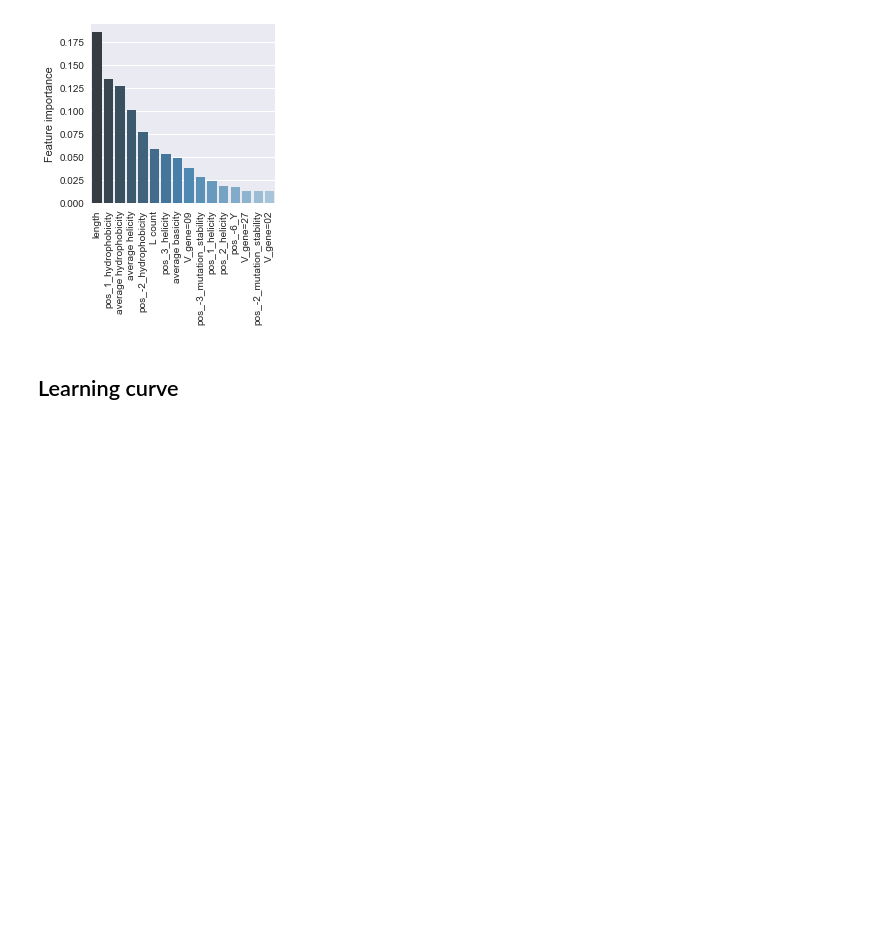
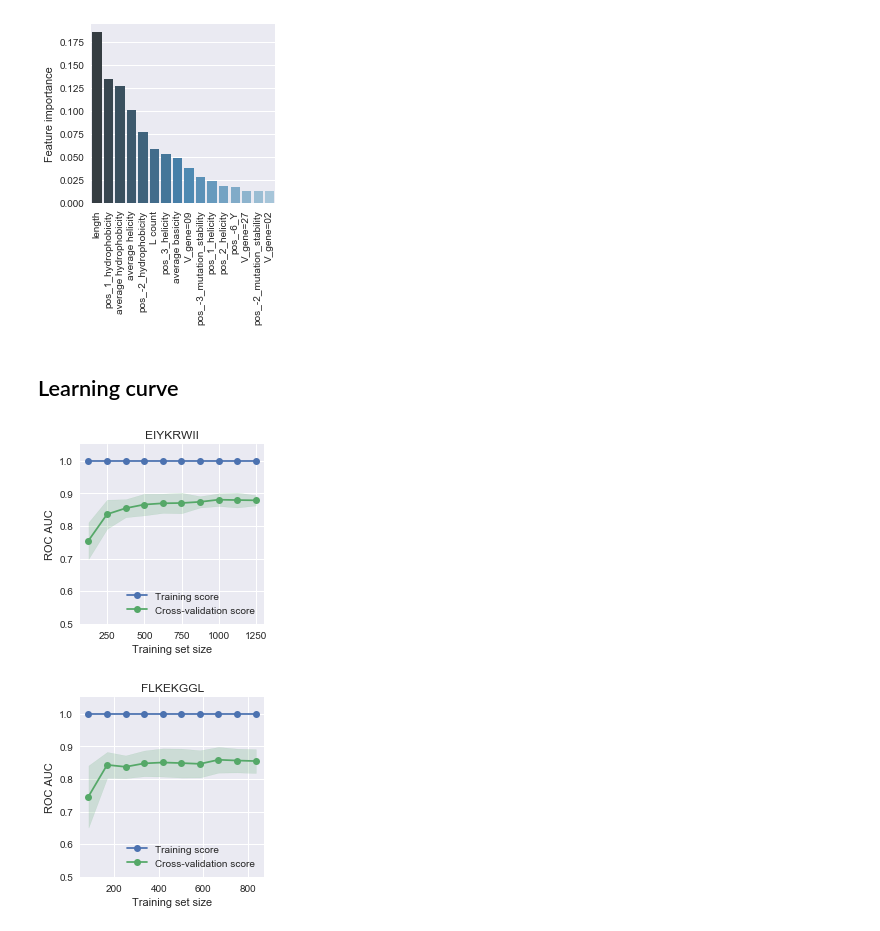
Before and after one commit to bittremieux/TCR-Classifier, a Jupyter notebook: tcr_classifier_v2.ipynb, the cells around one changed output. Saved outputs shown, nothing was run; the diff lists cells and outputs as text; code cells hidden in the pictures; blank space fills up the shorter version.

Commit message:
Fix learning curve

```diff
--- a/tcr_classifier_v2.ipynb
+++ b/tcr_classifier_v2.ipynb
@@ -605,25 +574,52 @@ for peptide, predictions, predictions_proba, feature_importances in peptide_pred
+# %%
+learning_curve_stats = []
+for peptide in classes:
+    if peptide == 'Control':
+        continue
+
+    # use 10 times as many negative samples as positive samples in 5 iterations
+    index_generator = create_indices(y,
+                                     peptide_encoder.transform([peptide])[0],
+                                     peptide_encoder.transform(['Control'])[0],
+                                     5, 0.2, 0.8, 10)
+
+    # compute the learning curve
+    y_binary = np.array(y != 0, np.int)
+    train_sizes, train_scores, test_scores = model_selection.learning_curve(
+        classifier, X, y_binary, train_sizes=np.linspace(.1, 1., 10),
+        scoring='roc_auc', n_jobs=-1, cv=index_generator)
+
+    train_scores_mean = np.mean(train_scores, axis=1)
+    train_scores_std = np.std(train_scores, axis=1)
+    test_scores_mean = np.mean(test_scores, axis=1)
+    test_scores_std = np.std(test_scores, axis=1)
+
+    learning_curve_stats.append((peptide, train_sizes, train_scores_mean, train_scores_std, test_scores_mean, test_scores_std))
 # %%
 for peptide, train_sizes, train_scores_mean, train_scores_std, test_scores_mean, test_scores_std in learning_curve_stats:
-
     # plot the learning curve
     plt.figure(figsize=(width, height))
 
     plt.fill_between(train_sizes, train_scores_mean - train_scores_std,
                      train_scores_mean + train_scores_std, alpha=0.2, color=sns.color_palette()[0])
     plt.plot(train_sizes, train_scores_mean, 'o-', label='Training score')
 
     plt.fill_between(train_sizes, test_scores_mean - test_scores_std,
                      test_scores_mean + test_scores_std, alpha=0.2, color=sns.color_palette()[1])
     plt.plot(train_sizes, test_scores_mean, 'o-', label='Cross-validation score')
 
     plt.title(peptide)
 
     plt.xlabel('Training set size')
-    plt.ylabel(score_method)
+    plt.ylabel('ROC AUC')
 
-    plt.xlim(0.0, max(train_sizes)+100)
     plt.ylim(0.5, 1.05)
 
     plt.legend(loc='lower right')
 
     plt.savefig('learning_curve_{}_many.pdf'.format(peptide), bbox_inches='tight', dpi=600)
+    plt.show()
+    plt.close()
+# %% [output]
+[figure, added]
+[figure, added]
```
Also changed, not shown: parts of 2 cells of this notebook.
